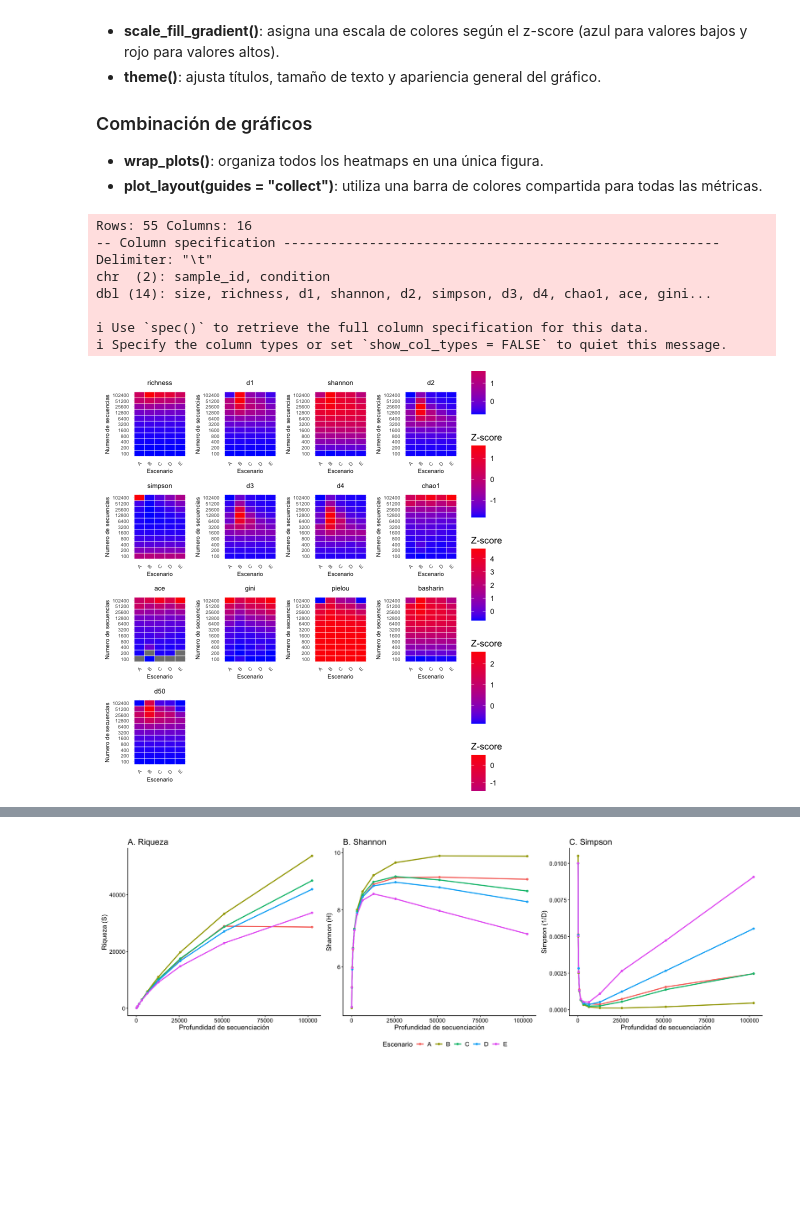
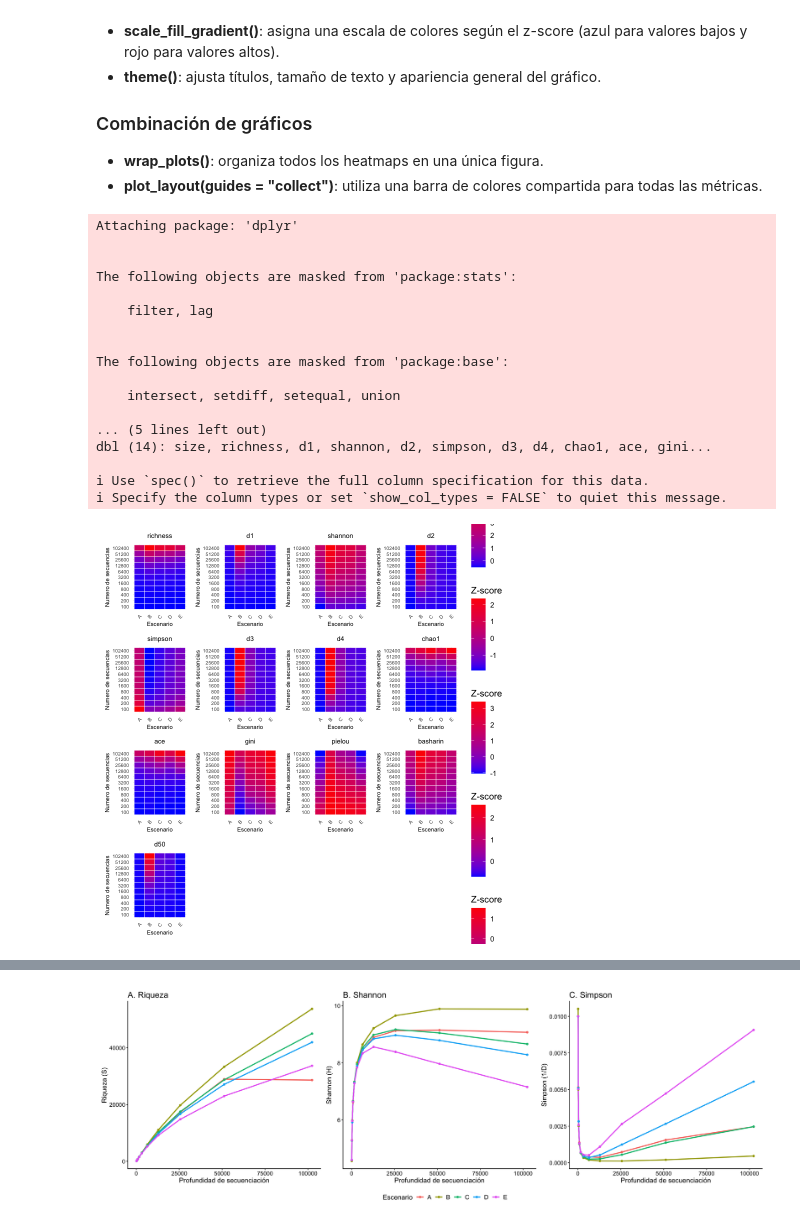
Before and after one commit to sofiacardenase/tesisbioinf-sofia, a Jupyter notebook: notebooks/plots_diversity.ipynb, the cells around one changed output, grey strips where cells are left out. Saved outputs shown, nothing was run; the diff lists cells and outputs as text; code cells hidden in the pictures; blank space fills up the shorter version.

```diff
--- a/notebooks/plots_diversity.ipynb
+++ b/notebooks/plots_diversity.ipynb
@@ -89,7 +89,7 @@ library(ggplot2)
 library(patchwork)
 
 # Leer datos
-df <- read_tsv("../results/diversity_matrix/diversity_matrix_A.tsv")
+df <- read_tsv("../results/diversity_matrix/diversity_matrix_DOWN.tsv")
 
 # Métricas que quieres usar
 metrics_keep <- c(
@@ -132,39 +132,48 @@ plots <- lapply(unique(df_long$metric), function(m) {
       fill = "Z-score"
     ) +
    theme(
   plot.title = element_text(hjust = 0.5, size = 8),
   axis.text.x = element_text(angle = 45, hjust = 1, size = 6),
   axis.text.y = element_text(size = 6),
   axis.title = element_text(size = 7)
 )
 })
 
 # Unir todos los gráficos
 final_plot <- wrap_plots(plots, ncol = 4) +
   plot_layout(guides = "collect")
 
 # Mostrar
 final_plot
 
 ggsave(
-  "heatmap_diversity_A.png",
+  "heatmap_diversity_DOWN.png",
   final_plot,
   width = 12,
   height = 12,
   units = "in",
   dpi = 300,
   limitsize = FALSE
 )
 # %% [output]
-Rows: 55 Columns: 16
--- Column specification --------------------------------------------------------
-Delimiter: "\t"
-chr  (2): sample_id, condition
+Attaching package: 'dplyr'
+
+
+The following objects are masked from 'package:stats':
+
+    filter, lag
+
+
+The following objects are masked from 'package:base':
+
+    intersect, setdiff, setequal, union
+
+... (5 lines left out)
 dbl (14): size, richness, d1, shannon, d2, simpson, d3, d4, chao1, ace, gini...
 
 i Use `spec()` to retrieve the full column specification for this data.
 i Specify the column types or set `show_col_types = FALSE` to quiet this message.
-[figure, old version]
+[figure, new version]
 # %%
 
 library(readr)
```
Also changed, not shown: parts of 1 cell of this notebook, 26 other files.
